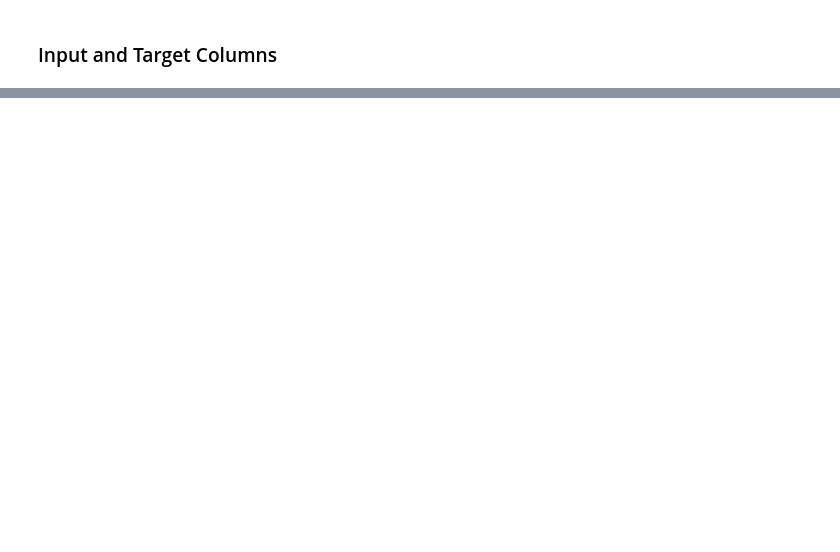
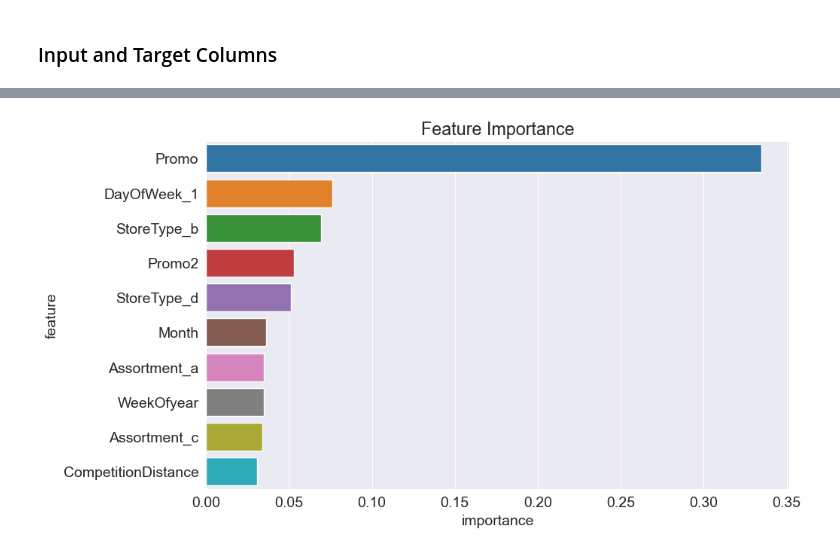
Before and after one commit to sebastianmb/MachineLearning, a Jupyter notebook: Project_course/Gradient Boosting Machines with XGBoost/Untitled.ipynb, the cells around one changed output, grey strips where cells are left out. Cells and saved outputs as stored; diff of their text form; code cells hidden in the pictures; blank space fills up the shorter version.

```diff
--- a/Project_course/Gradient Boosting Machines with XGBoost/Untitled.ipynb
+++ b/Project_course/Gradient Boosting Machines with XGBoost/Untitled.ipynb
@@ -231,0 +398,2 @@ merged_df[['Date','Promo2','Promo2SinceYear','Promo2SinceWeek','PromoInterval','
+# %%
+model = XGBRegressor(random_state=42, n_jobs=-1, n_estimators=20, max_depth=4)
@@ -231,0 +402,3 @@ merged_df[['Date','Promo2','Promo2SinceYear','Promo2SinceWeek','PromoInterval','
+# %%
+%%time
+model.fit(X, targets)
@@ -231,0 +447,7 @@ merged_df[['Date','Promo2','Promo2SinceYear','Promo2SinceWeek','PromoInterval','
+# %%
+import matplotlib.pyplot as plt
+from xgboost import plot_tree
+from matplotlib.pylab import rcParams
+%matplotlib inline
+
+rcParams['figure.figsize'] = 30,30
@@ -231,0 +486,5 @@ merged_df[['Date','Promo2','Promo2SinceYear','Promo2SinceWeek','PromoInterval','
+# %%
+importance_df = pd.DataFrame({
+    'feature': X.columns,
+    'importance': model.feature_importances_
+}).sort_values('importance', ascending=False)
@@ -231,0 +505,7 @@ merged_df[['Date','Promo2','Promo2SinceYear','Promo2SinceWeek','PromoInterval','
+# %%
+import seaborn as sns
+plt.figure(figsize=(10,6))
+plt.title('Feature Importance')
+sns.barplot(data=importance_df.head(10), x='importance', y='feature');
+# %% [output]
+[figure, added]
```
Also changed, not shown: parts of 96 cells of this notebook, 1 other file.
